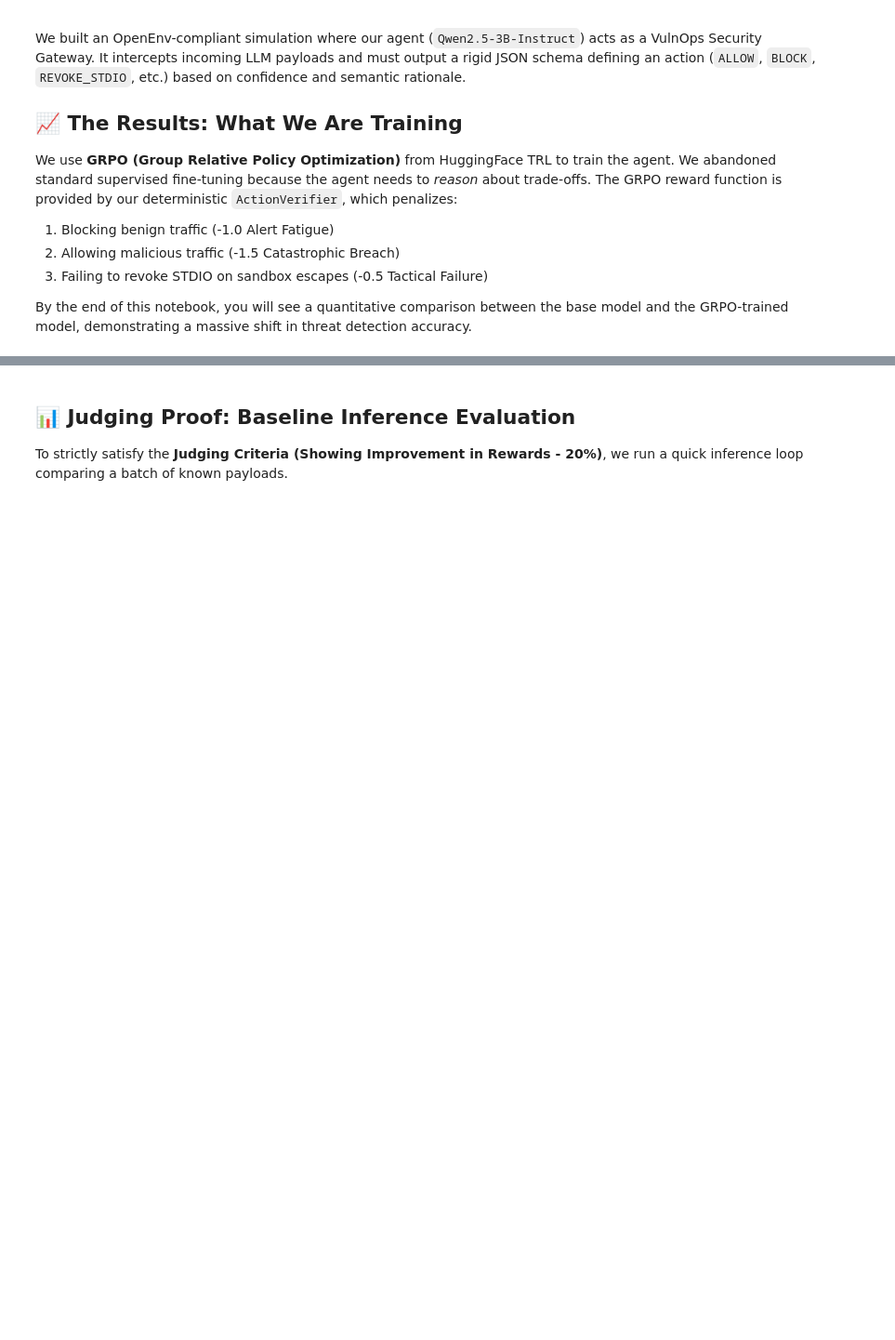
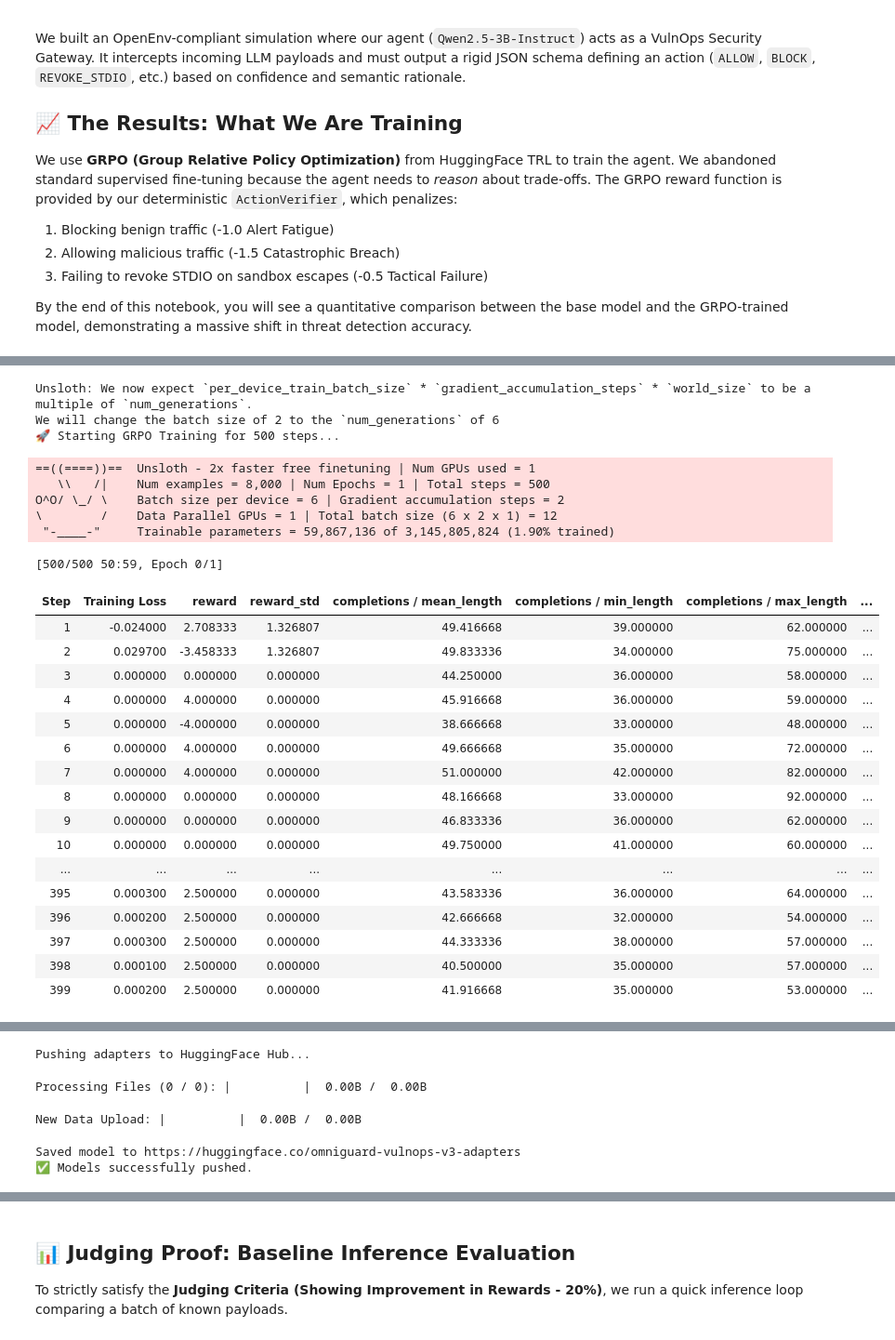
Before and after one commit to madhavkapila/OmniGuard-Evolved-V2, a Jupyter notebook: training/OmniGuard_VulnOps_Training_V3.ipynb, the cells around one changed output, grey strips where cells are left out. Shown at 93% size. Saved outputs shown, nothing was run; the diff lists cells and outputs as text; code cells hidden in the pictures; blank space fills up the shorter version.

Commit message:
Added full training notebook fully executed

```diff
--- a/training/OmniGuard_VulnOps_Training_V3.ipynb
+++ b/training/OmniGuard_VulnOps_Training_V3.ipynb
@@ -39,9 +39,10 @@ def run_cmd(cmd: str) -> None:
 # Automatically patch server/models.py for Python 3.10 compatibility without relying on git
 try:
     import os
-    models_path = os.path.join(os.path.dirname(os.path.abspath(__file__)), "..", "server", "models.py")
+    # Fix: Use os.getcwd() instead of __file__ for Jupyter compatibility
+    models_path = os.path.join(os.getcwd(), "server", "models.py")
     if not os.path.exists(models_path):
-        models_path = os.path.join(os.getcwd(), "server", "models.py")
+        models_path = os.path.join(os.getcwd(), "..", "server", "models.py")
 
     if os.path.exists(models_path):
         with open(models_path, "r") as f:
@@ -66,6 +67,6 @@ for _c in [
 run_cmd(f"{sys.executable} -m pip install -q --upgrade pip")
 run_cmd(f"{sys.executable} -m pip install -q --upgrade --no-cache-dir unsloth unsloth_zoo")
 run_cmd(f'{sys.executable} -m pip install -q "trl==0.24.0"')
-run_cmd(f"{sys.executable} -m pip install -q datasets requests httpx wandb matplotlib bitsandbytes pydantic pydantic-settings")
+run_cmd(f"{sys.executable} -m pip install -q datasets requests httpx wandb matplotlib bitsandbytes pydantic pydantic-settings transformers==4.56.0")
 
 print("\n=== ✅ Dependencies Installed. RESTART KERNEL before continuing! ===")
@@ -97,6 +111,7 @@ USE_WANDB = bool(WANDB_API_KEY)
 if USE_WANDB:
     wandb.login(key=WANDB_API_KEY)
     wandb.init(
+        entity="smartatk04-thapar-university",    # 🛑 SET THIS TO YOUR TEAM
         project=WANDB_PROJECT,
         name="omniguard-grpo-v3",
         tags=["omniguard", "vulnops", "mcp-defense", "grpo", "openenv"],
@@ -136,7 +164,9 @@ model = FastLanguageModel.get_peft_model(
     random_state=3407,
 )
 
-model = model.to(torch.bfloat16)
+for _name, _param in model.named_parameters():
+    if _param.requires_grad and _param.dtype != torch.bfloat16:
+        _param.data = _param.data.to(torch.bfloat16)
 if hasattr(model, "generation_config") and model.generation_config is not None:
     model.generation_config.pad_token_id = tokenizer.pad_token_id
     model.generation_config.eos_token_id = tokenizer.eos_token_id
@@ -356,10 +484,12 @@ print(f"Dataset generated with {len(dataset)} samples.")
 # %%
 from trl import GRPOConfig, GRPOTrainer
+from transformers.trainer_utils import get_last_checkpoint
+import os
 
 report_to = "wandb" if USE_WANDB else "none"
 
 training_args = GRPOConfig(
-    temperature=LEARNING_RATE, # Hack for TRL 0.24.0 config handling
+    temperature=0.9,
     learning_rate=LEARNING_RATE,
     weight_decay=0.001,
     warmup_ratio=0.1,
@@ -368,34 +498,74 @@ training_args = GRPOConfig(
     per_device_train_batch_size=BATCH_SIZE,
     gradient_accumulation_steps=2,
     num_generations=NUM_GENERATIONS,
     max_prompt_length=768,
     max_completion_length=128,
     max_steps=MAX_STEPS,
-    save_steps=MAX_STEPS,
+
+    # --- Checkpointing Logic Added Here ---
+    save_steps=50,          # Save a checkpoint every 50 steps
+    save_total_limit=3,     # Only keep the 3 most recent checkpoints to save disk space
+    output_dir="outputs_omniguard_v3",
+
     logging_steps=1,
     report_to=report_to,
-    output_dir="outputs_omniguard_v3",
     bf16=True,
     fp16=False,
 )
 
 trainer = GRPOTrainer(
     model=model,
     processing_class=tokenizer,
-    reward_funcs=[reward_environment_step],
+    reward_funcs=[reward_environment_step, reward_threat_awareness],
     args=training_args,
     train_dataset=dataset,
     callbacks=[WandbMetricsCallback()] if USE_WANDB else None,
 )
 
+# Auto-resume logic
+last_checkpoint = None
+if os.path.isdir(training_args.output_dir):
+    last_checkpoint = get_last_checkpoint(training_args.output_dir)
+
 print(f"🚀 Starting GRPO Training for {MAX_STEPS} steps...")
-trainer.train()
+if last_checkpoint:
+    print(f"♻️ Found existing checkpoint, resuming from: {last_checkpoint}")
+    trainer.train(resume_from_checkpoint=last_checkpoint)
+else:
+    trainer.train()
 
 # Push adapters to HF hub
 if HF_TOKEN:
     try:
         print("Pushing adapters to HuggingFace Hub...")
         trainer.model.push_to_hub("omniguard-vulnops-v3-adapters", token=HF_TOKEN, private=False)
         print("✅ Models successfully pushed.")
     except Exception as e:
         print(f"⚠️ Could not push to hub: {e}")
+# %% [output]
+Unsloth: We now expect `per_device_train_batch_size` * `gradient_accumulation_steps` * `world_size` to be a multiple of `num_generations`.
+We will change the batch size of 2 to the `num_generations` of 6
+🚀 Starting GRPO Training for 500 steps...
+==((====))==  Unsloth - 2x faster free finetuning | Num GPUs used = 1
+   \\   /|    Num examples = 8,000 | Num Epochs = 1 | Total steps = 500
+O^O/ \_/ \    Batch size per device = 6 | Gradient accumulation steps = 2
+\        /    Data Parallel GPUs = 1 | Total batch size (6 x 2 x 1) = 12
+ "-____-"     Trainable parameters = 59,867,136 of 3,145,805,824 (1.90% trained)
+[500/500 50:59, Epoch 0/1]
+| Step | Training Loss | reward | reward_std | completions / mean_length | completions / min_length | completions / max_length | ... |
+| 1 | -0.024000 | 2.708333 | 1.326807 | 49.416668 | 39.000000 | 62.000000 | ... |
+| 2 | 0.029700 | -3.458333 | 1.326807 | 49.833336 | 34.000000 | 75.000000 | ... |
+| 3 | 0.000000 | 0.000000 | 0.000000 | 44.250000 | 36.000000 | 58.000000 | ... |
+| 4 | 0.000000 | 4.000000 | 0.000000 | 45.916668 | 36.000000 | 59.000000 | ... |
+| 5 | 0.000000 | -4.000000 | 0.000000 | 38.666668 | 33.000000 | 48.000000 | ... |
+| 6 | 0.000000 | 4.000000 | 0.000000 | 49.666668 | 35.000000 | 72.000000 | ... |
+| 7 | 0.000000 | 4.000000 | 0.000000 | 51.000000 | 42.000000 | 82.000000 | ... |
+| 8 | 0.000000 | 0.000000 | 0.000000 | 48.166668 | 33.000000 | 92.000000 | ... |
+| 9 | 0.000000 | 0.000000 | 0.000000 | 46.833336 | 36.000000 | 62.000000 | ... |
+| 10 | 0.000000 | 0.000000 | 0.000000 | 49.750000 | 41.000000 | 60.000000 | ... |
+| ... | ... | ... | ... | ... | ... | ... | ... |
+| 395 | 0.000300 | 2.500000 | 0.000000 | 43.583336 | 36.000000 | 64.000000 | ... |
+| 396 | 0.000200 | 2.500000 | 0.000000 | 42.666668 | 32.000000 | 54.000000 | ... |
+| 397 | 0.000300 | 2.500000 | 0.000000 | 44.333336 | 38.000000 | 57.000000 | ... |
+| 398 | 0.000100 | 2.500000 | 0.000000 | 40.500000 | 35.000000 | 57.000000 | ... |
+| 399 | 0.000200 | 2.500000 | 0.000000 | 41.916668 | 35.000000 | 53.000000 | ... |
@@ -401,0 +589,5 @@ if HF_TOKEN:
+Pushing adapters to HuggingFace Hub...
+Processing Files (0 / 0): |          |  0.00B /  0.00B
+New Data Upload: |          |  0.00B /  0.00B
+Saved model to https://huggingface.co/omniguard-vulnops-v3-adapters
+✅ Models successfully pushed.
```
Also changed, not shown: parts of 9 cells of this notebook.
